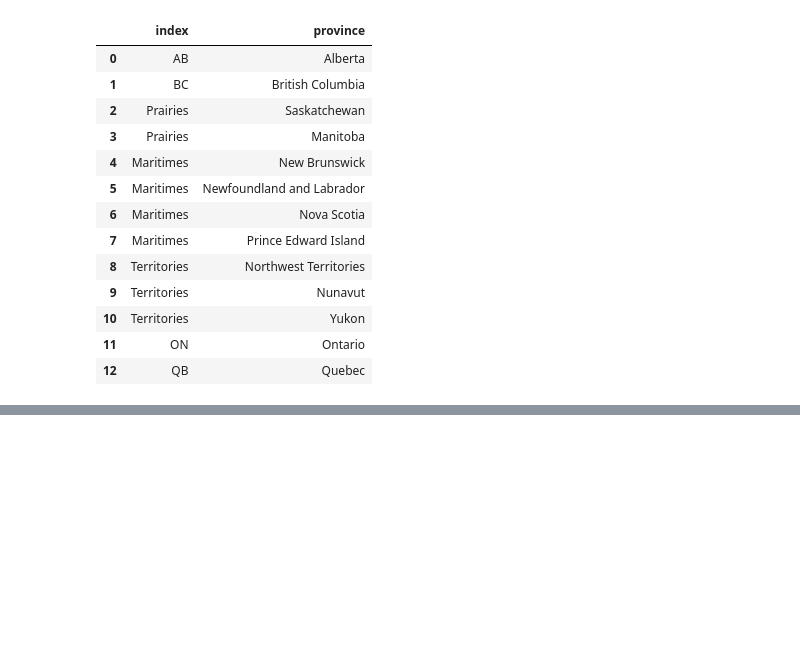
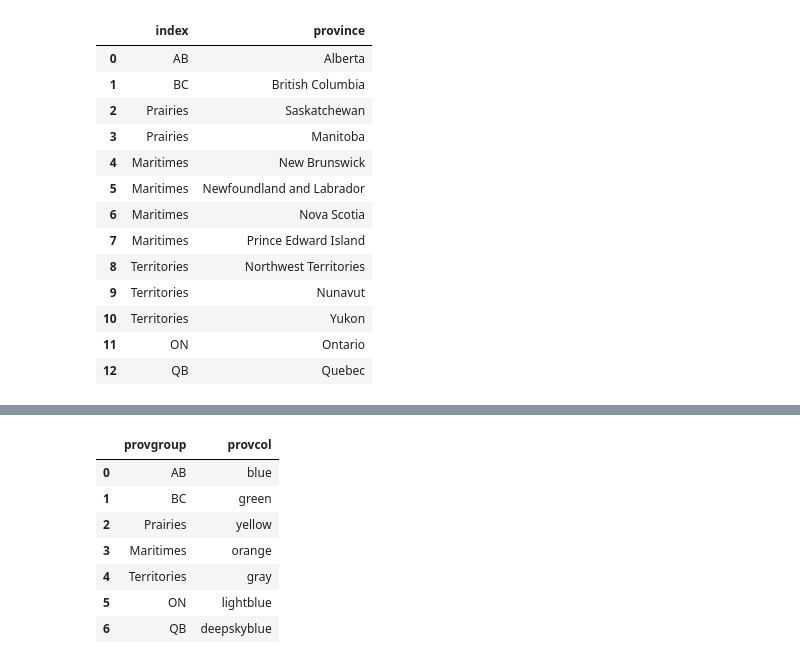
Before and after one commit to freinric/Dashboard_Cost-of-living, a Jupyter notebook: src/provgroupcol.ipynb, the cells around one changed output, grey strips where cells are left out. Drawn from its saved outputs; the diff is of its cells as text; code cells hidden in the pictures; blank space fills up the shorter version.

```diff
--- a/src/provgroupcol.ipynb
+++ b/src/provgroupcol.ipynb
@@ -103,0 +143,23 @@ total_df
+# %%
+provcold = {'AB':'blue',
+           'BC':'green',
+           'Prairies':'yellow',
+           'Maritimes':'orange',
+           'Territories':'gray',
+           'ON':'lightblue',
+           'QB':'deepskyblue'}
+# %%
+provcol = pd.DataFrame.from_dict(provcold, orient='index')
+provcol.reset_index(inplace=True)
+
+provcol.rename(columns={0:'provcol', 'index':'provgroup'}, inplace=True)
+provcol
+# %% [output]
+|  | provgroup | provcol |
+| 0 | AB | blue |
+| 1 | BC | green |
+| 2 | Prairies | yellow |
+| 3 | Maritimes | orange |
+| 4 | Territories | gray |
+| 5 | ON | lightblue |
+| 6 | QB | deepskyblue |
```
Also changed, not shown: parts of 10 cells of this notebook, 1 other file.
